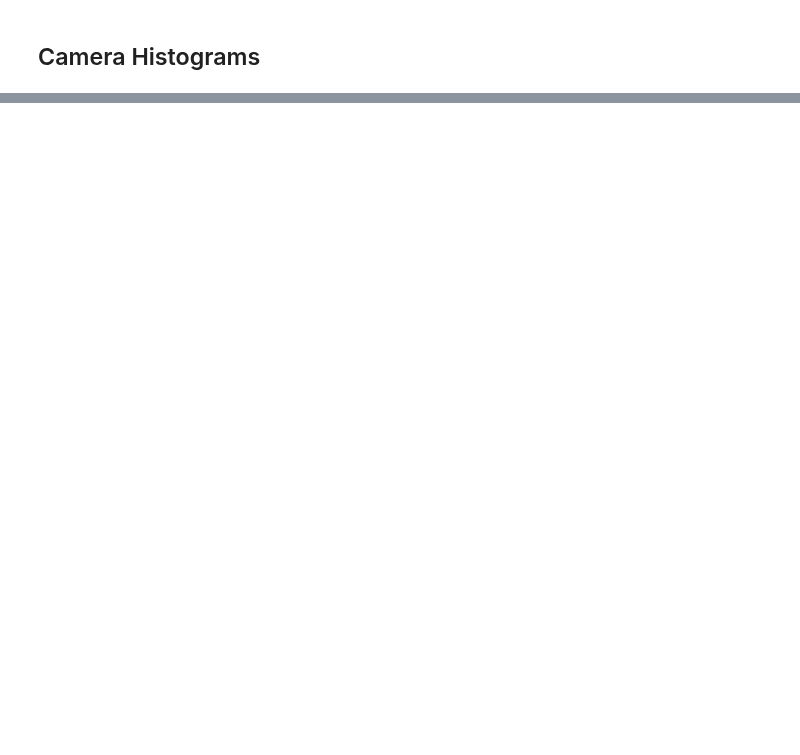
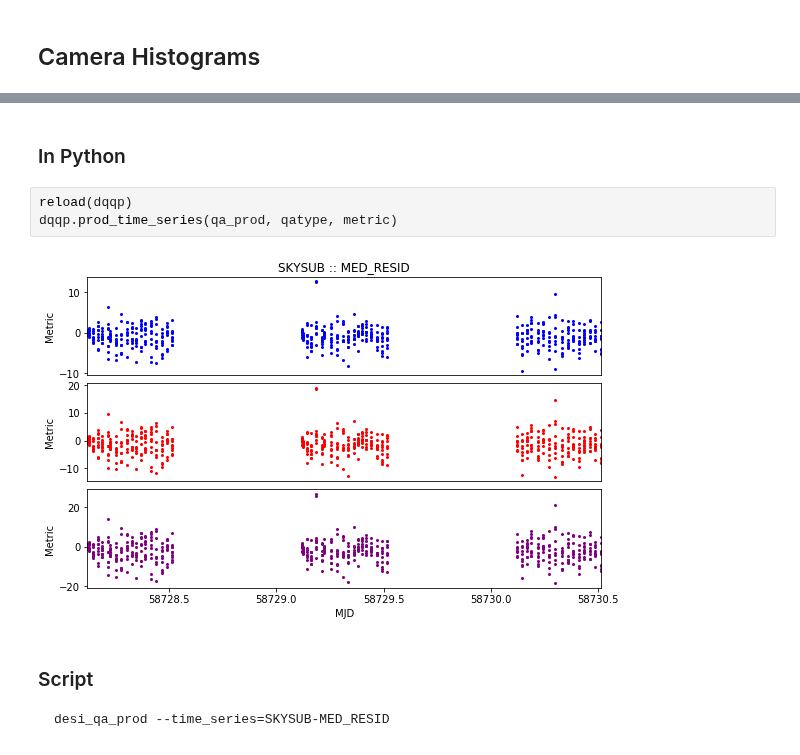
Before and after one commit to desihub/desispec, a Jupyter notebook: doc/nb/QA_Prod.ipynb, the cells around one changed output, grey strips where cells are left out. Drawn from its saved outputs; the diff is of its cells as text; blank space fills up the shorter version.

```diff
--- a/doc/nb/QA_Prod.ipynb
+++ b/doc/nb/QA_Prod.ipynb
@@ -93,0 +123,10 @@ dqqp.prod_channel_hist(qa_prod, 'SKYSUB', 'MED_RESID', xlim=(-1,1))
+# %% [markdown]
+### In Python
+# %%
+reload(dqqp)
+dqqp.prod_time_series(qa_prod, qatype, metric)
+# %% [output]
+[figure, added]
+# %% [markdown]
+### Script
+    desi_qa_prod --time_series=SKYSUB-MED_RESID
```
Also changed, not shown: parts of 27 cells of this notebook, 3 other files.
